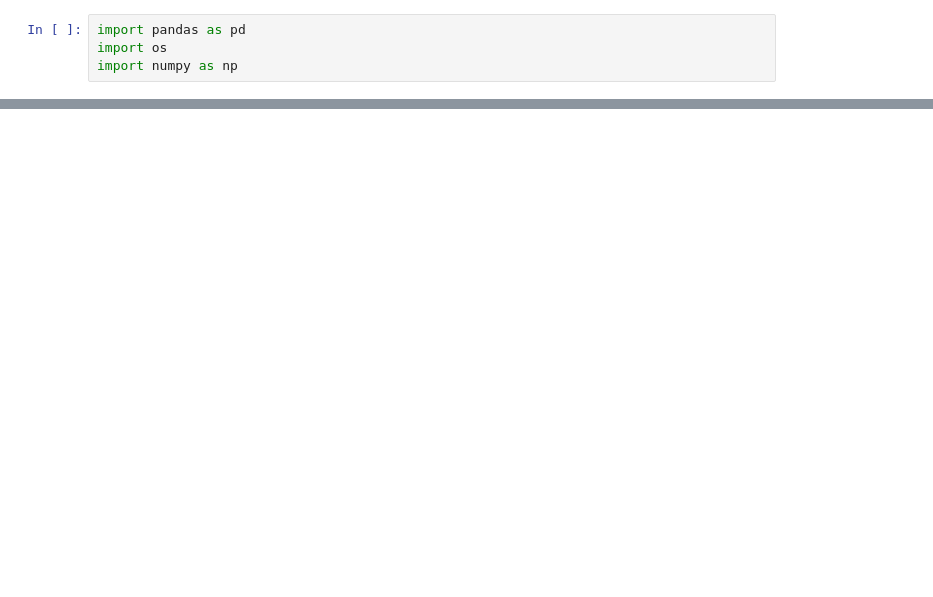
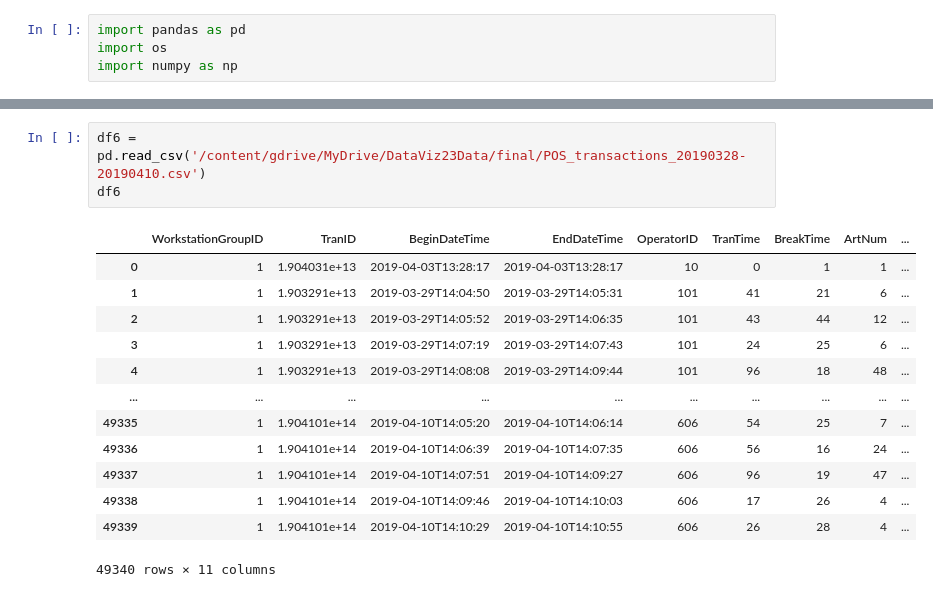
Before and after one commit to Wipada6430205202/python_dataviz2023, a Jupyter notebook: Final2023_DataViz.ipynb, the cells around one changed output, grey strips where cells are left out. Drawn from its saved outputs; the diff is of its cells as text; blank space fills up the shorter version.

```diff
--- a/Final2023_DataViz.ipynb
+++ b/Final2023_DataViz.ipynb
@@ -11,0 +456,17 @@ import numpy as np
+# %%
+df6 = pd.read_csv('/content/gdrive/MyDrive/DataViz23Data/final/POS_transactions_20190328-20190410.csv')
+df6
+# %% [output]
+|  | WorkstationGroupID | TranID | BeginDateTime | EndDateTime | OperatorID | TranTime | BreakTime | ArtNum | ... |
+| 0 | 1 | 1.904031e+13 | 2019-04-03T13:28:17 | 2019-04-03T13:28:17 | 10 | 0 | 1 | 1 | ... |
+| 1 | 1 | 1.903291e+13 | 2019-03-29T14:04:50 | 2019-03-29T14:05:31 | 101 | 41 | 21 | 6 | ... |
+| 2 | 1 | 1.903291e+13 | 2019-03-29T14:05:52 | 2019-03-29T14:06:35 | 101 | 43 | 44 | 12 | ... |
+| 3 | 1 | 1.903291e+13 | 2019-03-29T14:07:19 | 2019-03-29T14:07:43 | 101 | 24 | 25 | 6 | ... |
+| 4 | 1 | 1.903291e+13 | 2019-03-29T14:08:08 | 2019-03-29T14:09:44 | 101 | 96 | 18 | 48 | ... |
+| ... | ... | ... | ... | ... | ... | ... | ... | ... | ... |
+| 49335 | 1 | 1.904101e+14 | 2019-04-10T14:05:20 | 2019-04-10T14:06:14 | 606 | 54 | 25 | 7 | ... |
+| 49336 | 1 | 1.904101e+14 | 2019-04-10T14:06:39 | 2019-04-10T14:07:35 | 606 | 56 | 16 | 24 | ... |
+| 49337 | 1 | 1.904101e+14 | 2019-04-10T14:07:51 | 2019-04-10T14:09:27 | 606 | 96 | 19 | 47 | ... |
+| 49338 | 1 | 1.904101e+14 | 2019-04-10T14:09:46 | 2019-04-10T14:10:03 | 606 | 17 | 26 | 4 | ... |
+| 49339 | 1 | 1.904101e+14 | 2019-04-10T14:10:29 | 2019-04-10T14:10:55 | 606 | 26 | 28 | 4 | ... |
+49340 rows × 11 columns
```
Also changed, not shown: parts of 50 cells of this notebook.
